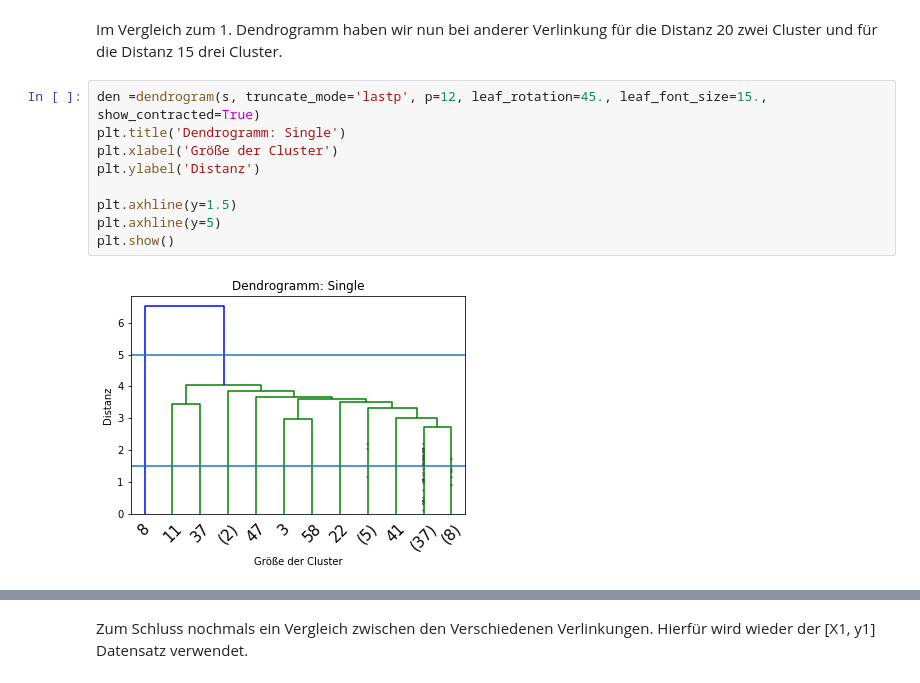
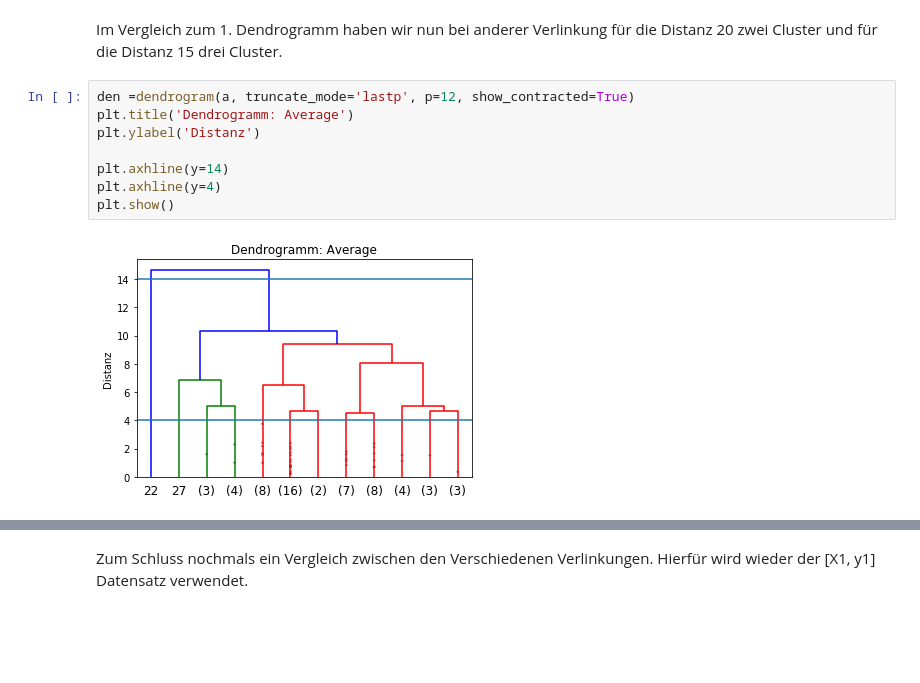
Before and after one commit to StrehlerD/th_04_Clustering, a Jupyter notebook: 2017-12-08_DS_Clustering.ipynb, the cells around one changed output, grey strips where cells are left out. Drawn from its saved outputs; the diff is of its cells as text; blank space fills up the shorter version.

```diff
--- a/2017-12-08_DS_Clustering.ipynb
+++ b/2017-12-08_DS_Clustering.ipynb
@@ -436,13 +423,12 @@ plt.show()
 # %% [markdown]
 Im Vergleich zum 1. Dendrogramm haben wir nun bei anderer Verlinkung für die Distanz 20 zwei Cluster und für die Distanz 15 drei Cluster.
 # %%
-den =dendrogram(s, truncate_mode='lastp', p=12, leaf_rotation=45., leaf_font_size=15., show_contracted=True)
-plt.title('Dendrogramm: Single')
-plt.xlabel('Größe der Cluster')
+den =dendrogram(a, truncate_mode='lastp', p=12, show_contracted=True)
+plt.title('Dendrogramm: Average')
 plt.ylabel('Distanz')
 
-plt.axhline(y=1.5)
-plt.axhline(y=5)
+plt.axhline(y=14)
+plt.axhline(y=4)
 plt.show()
 # %% [output]
-[figure, old version]
+[figure, new version]
```
Also changed, not shown: parts of 61 cells of this notebook, 1 other file.
